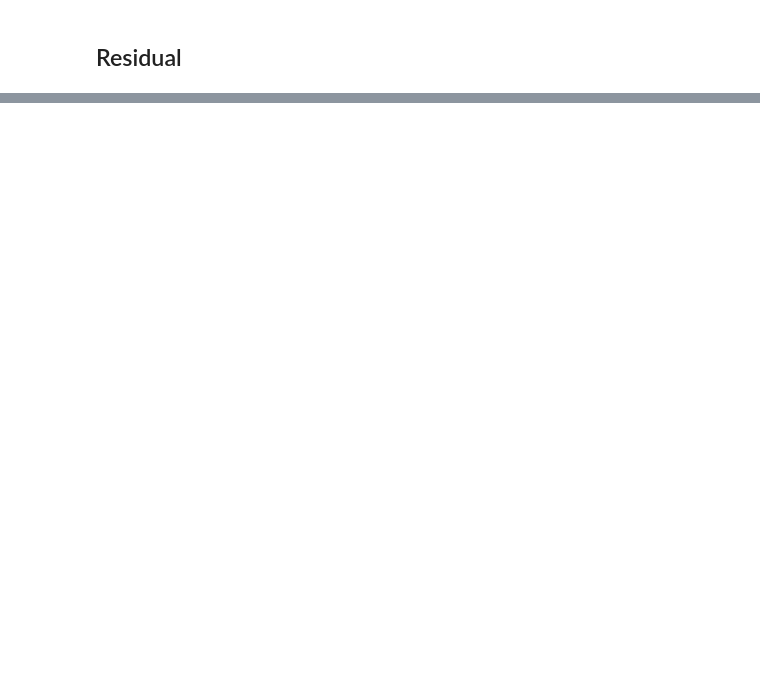
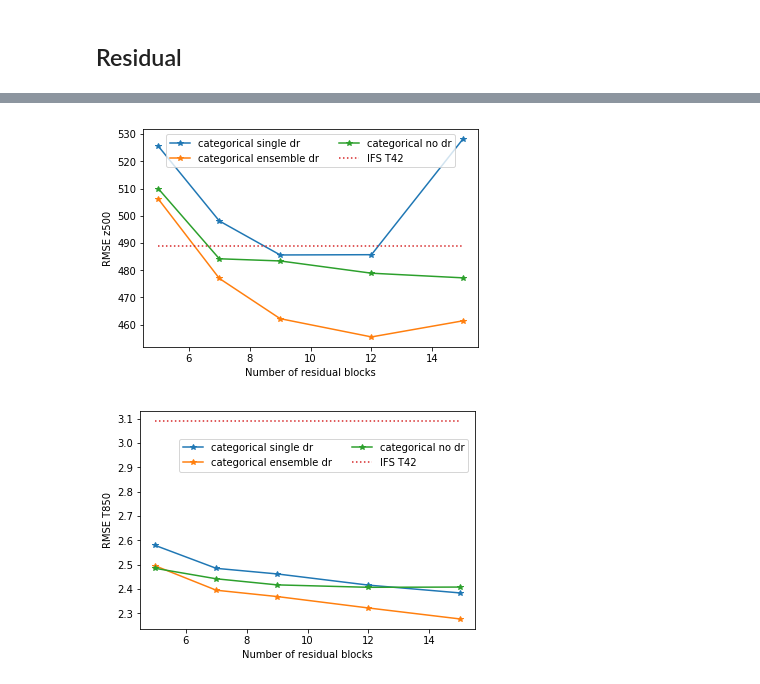
Before and after one commit to mc4117/ResNet_Weather, a Jupyter notebook: neural_notebooks/categorical/results_summary.ipynb, the cells around one changed output, grey strips where cells are left out. Cells and saved outputs as stored; diff of their text form; code cells hidden in the pictures; blank space fills up the shorter version.

```diff
--- a/neural_notebooks/categorical/results_summary.ipynb
+++ b/neural_notebooks/categorical/results_summary.ipynb
@@ -41,3 +64,27 @@ Categorical
+# %%
+import pylab as plt
+plt.plot([5, 7, 9, 12, 15], [525.5, 498.1, 485.6, 485.7, 528.1 ], '-*', label = 'categorical single dr')
+plt.plot([5, 7, 9, 12, 15], [506.1, 477, 462.2, 455.5, 461.4], '-*', label = 'categorical ensemble dr')
+#plt.plot([5, 7, 9, 12, 15], [473.3, 451.7, 445.9, 435.7, 430.8], '-*', label = 'continuous ensemble dr')
+plt.plot([5, 7, 9, 12, 15], [509.9, 484.2, 483.4, 478.9, 477.2], '-*', label = 'categorical no dr')
+plt.plot([5, 7, 9, 12, 15], [489 for i in range(5)], ':', label = 'IFS T42')
+plt.legend(ncol =2)
+plt.xlabel("Number of residual blocks")
+plt.ylabel("RMSE z500")
+plt.show()
+
+plt.plot([5, 7, 9, 12, 15], [2.579, 2.485, 2.462, 2.416, 2.384], '-*', label = 'categorical single dr')
+plt.plot([5, 7, 9, 12, 15], [2.495, 2.395, 2.369, 2.322, 2.277], '-*', label = 'categorical ensemble dr')
+#plt.plot([5, 7, 9, 12, 15], [2.43, 2.374, 2.356, 2.311, 2.275], '-*', label = 'continuous ensemble dr')
+plt.plot([5, 7, 9, 12, 15], [2.485, 2.442, 2.417, 2.407, 2.408], '-*', label = 'categorical no dr')
+plt.plot([5, 7, 9, 12, 15], [3.09 for i in range(5)], ':', label = 'IFS T42')
+plt.xlabel("Number of residual blocks")
+plt.ylabel("RMSE T850")
+plt.legend(bbox_to_anchor=[0.1, 0.7], ncol =2, loc =3)
+plt.show()
+# %% [output]
+[figure, added]
+[figure, added]
 # %%
 import pylab as plt
 
```
Also changed, not shown: parts of 8 cells of this notebook, 22 other files.
